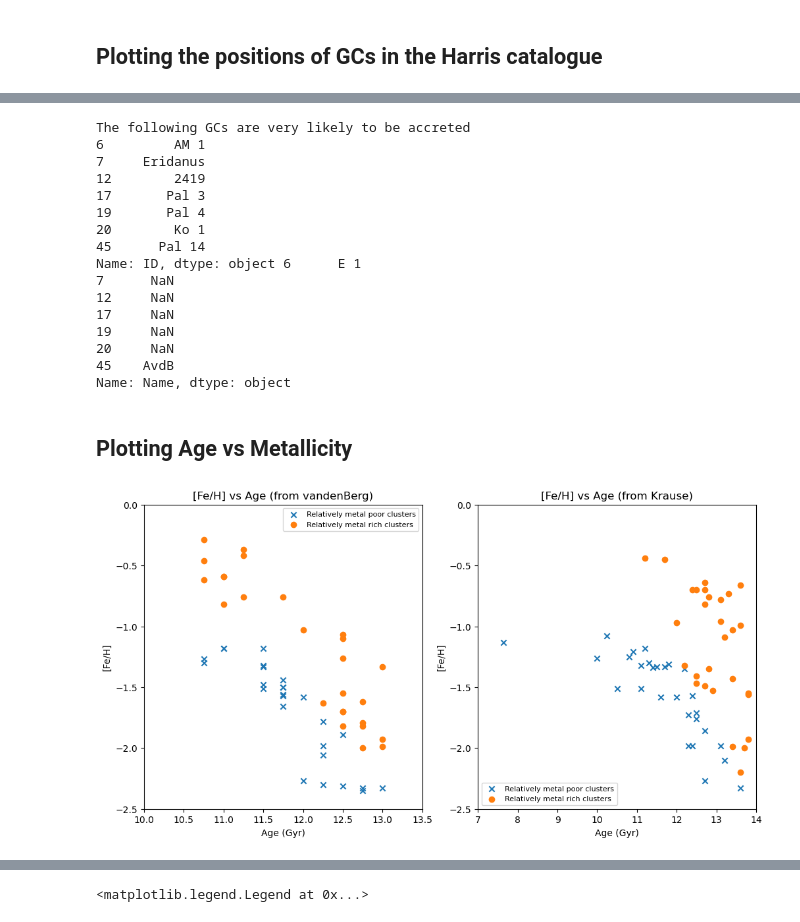
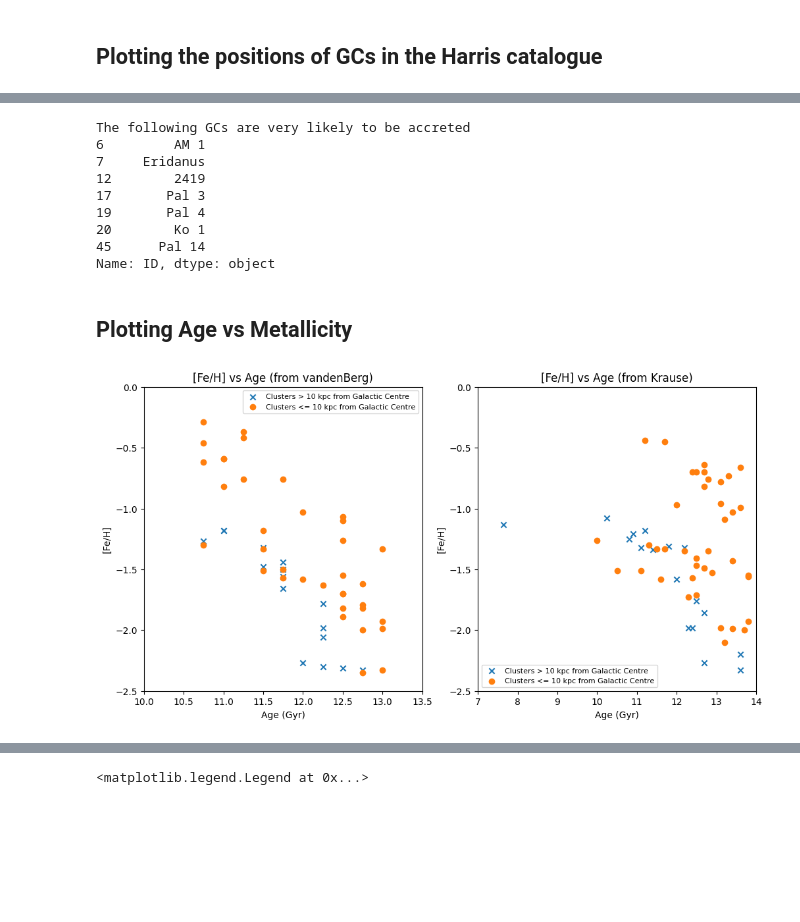
Before and after one commit to pavitraah/phys3116_cosmo_crew, a Jupyter notebook: Assignment Code/cosmo_crew.ipynb, the cells around one changed output, grey strips where cells are left out. Drawn from its saved outputs; the diff is of its cells as text; code cells hidden in the pictures; blank space fills up the shorter version.

```diff
--- a/Assignment Code/cosmo_crew.ipynb
+++ b/Assignment Code/cosmo_crew.ipynb
@@ -97,7 +97,7 @@ plt.show()
 # %%
 # Printing the IDs of the GCs that are > 45kpc away from the Galactic centre
 print('The following GCs are very likely to be accreted')
-print(harris['ID'][mask], harris['Name'][mask])
+print(harris['ID'][mask])
 # %% [output]
 The following GCs are very likely to be accreted
 6         AM 1
@@ -107,63 +107,56 @@ The following GCs are very likely to be accreted
 19       Pal 4
 20        Ko 1
 45      Pal 14
-Name: ID, dtype: object 6      E 1
-7      NaN
-12     NaN
-17     NaN
-19     NaN
-20     NaN
-45    AvdB
-Name: Name, dtype: object
+Name: ID, dtype: object
 # %% [markdown]
 ## Plotting Age vs Metallicity
 # %%
+# Plotting Age vs Metallicty, and applying a distance mask to observe where the further away GCs are
+dis_threshold = 10 # changing the distance threshold to 10 kpc, as the clusters > 45 kpc away do not show up in the Krause or vandenBerg databases
 
-metalpoor_vb= vandenBerg_harris['FeH'] < -2*vandenBerg_harris['Age']/3 + 6.5
+mask1= vandenBerg_harris['R_G'] > dis_threshold # Creating a mask for GCs further away from the galactic centre
 fig = plt.figure(figsize=(12,6))
 plt.subplot(1,2,1)
 plt.scatter( # Plotting clusters that show up in the mask (greater than the distance threshold from Galactic Centre)
-    vandenBerg_harris['Age'][metalpoor_vb],
-    vandenBerg_harris['FeH'][metalpoor_vb],
+    vandenBerg_harris['Age'][mask1],
+    vandenBerg_harris['FeH'][mask1],
     marker='x',
-    label = 'Relatively metal poor clusters'
+    label = 'Clusters > '+ str(dis_threshold) +' kpc from Galactic Centre'
 )
 plt.xlabel('Age (Gyr)')
 plt.ylabel('[Fe/H]')
 plt.xlim(10,13.5)
 plt.ylim(-2.5,0)
 plt.scatter( # Plotting clusters that do not show up in the mask (less than the distance threshold from Galactic Centre)
-    vandenBerg_harris['Age'][~metalpoor_vb],
-    vandenBerg_harris['FeH'][~metalpoor_vb],
+    vandenBerg_harris['Age'][~mask1],
+    vandenBerg_harris['FeH'][~mask1],
     marker='o',
-    label = 'Relatively metal rich clusters'
+    label = 'Clusters <= '+ str(dis_threshold) +' kpc from Galactic Centre'
 )
 plt.title('[Fe/H] vs Age (from vandenBerg)')
 plt.legend(loc = 'upper right',prop={'size': 8}) # Display legend
 
 plt.subplot(1,2,2)
 
-
-
-metalpoor_k = krause_harris['FeH'] < -2*krause_harris['Age']/3 + 6.8
+mask2 = krause_harris['R_gc'] > dis_threshold
 plt.scatter( # Plotting clusters that show up in the mask (greater than the distance threshold from Galactic Centre)
-    krause_harris['Age'][metalpoor_k],
-    krause_harris['FeH'][metalpoor_k],
+    krause_harris['Age'][mask2],
+    krause_harris['FeH'][mask2],
     marker='x',
-    label = 'Relatively metal poor clusters'
+    label = 'Clusters > '+ str(dis_threshold) +' kpc from Galactic Centre'
 )
 plt.xlabel('Age (Gyr)')
 plt.ylabel('[Fe/H]')
 plt.xlim(7,14)
 plt.ylim(-2.5,0)
 plt.scatter( # Plotting clusters that do not show up in the mask (less than the distance threshold from Galactic Centre)
-    krause_harris['Age'][~metalpoor_k],
-    krause_harris['FeH'][~metalpoor_k],
+    krause_harris['Age'][~mask2],
+    krause_harris['FeH'][~mask2],
     marker='o',
-    label = 'Relatively metal rich clusters'
+    label = 'Clusters <= '+ str(dis_threshold) +' kpc from Galactic Centre'
 )
 plt.title('[Fe/H] vs Age (from Krause)')
 plt.legend(loc = 'lower left',prop={'size': 8}) # Display legend
 plt.show()
 # %% [output]
-[figure, old version]
+[figure, new version]
```
Also changed, not shown: parts of 6 cells of this notebook.
